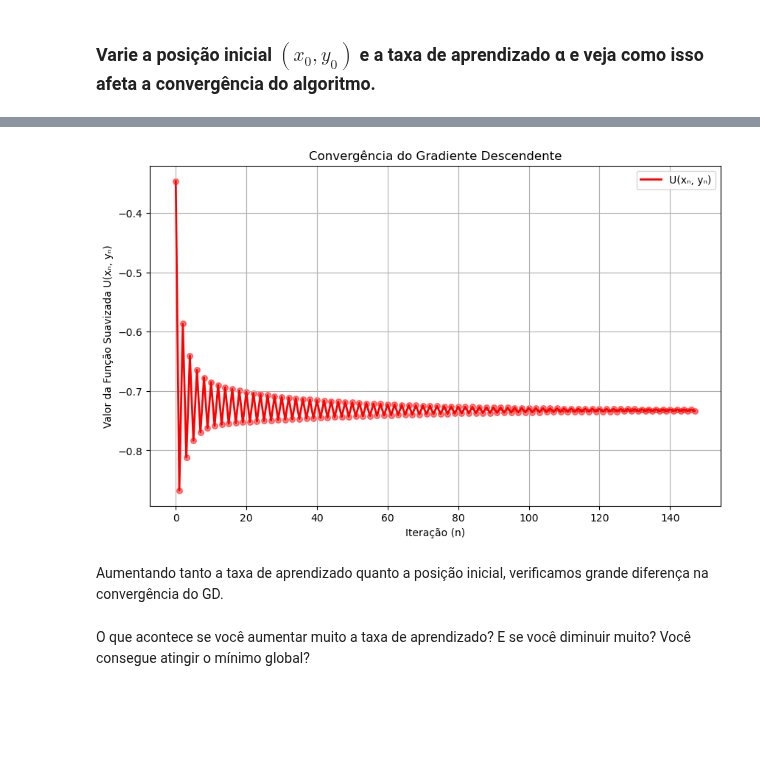
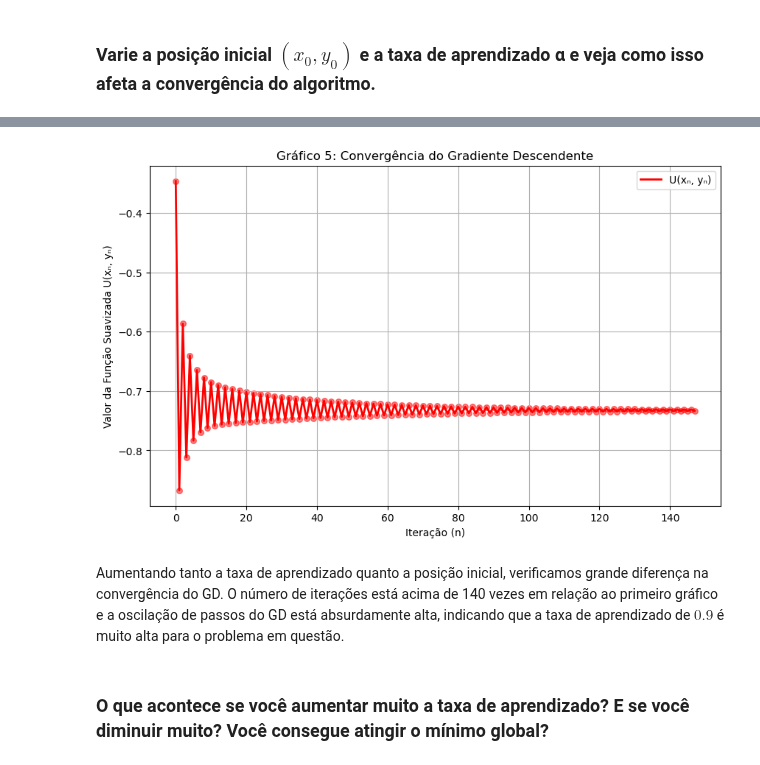
Before and after one commit to brunamendesfis/Computational_Physics, a Jupyter notebook: Redes_Neurais/Atividade_01/Exercício_04.ipynb, the cells around one changed output, grey strips where cells are left out. Cells and saved outputs as stored; diff of their text form; code cells hidden in the pictures; blank space fills up the shorter version.

```diff
--- a/Redes_Neurais/Atividade_01/Exercício_04.ipynb
+++ b/Redes_Neurais/Atividade_01/Exercício_04.ipynb
@@ -222,23 +222,23 @@ Podemos verificar que com o aumento da taxa de aprendizado e o ponto inicial há
 # %%
 x_0, y_0 = 2, 2
 alpha = 0.9
 sigma_x, sigma_y = 2.5, 2.5
 itera = 1000
 
 x_list, y_list, U = grad_desc(x_0, y_0, alpha, itera, sigma_x, sigma_y)
 
 plt.figure(figsize=(10, 6))
 plt.plot(U, 'r-', linewidth=2, label='U(xₙ, yₙ)')
 plt.scatter(range(len(U)), U, c='red', s=30, alpha=0.5)
 plt.xlabel('Iteração (n)')
 plt.ylabel('Valor da Função Suavizada U(xₙ, yₙ)')
-plt.title('Convergência do Gradiente Descendente')
+plt.title('Gráfico 5: Convergência do Gradiente Descendente')
 plt.legend()
 plt.grid(True)
 plt.show()
 # %% [output]
-[figure, old version]
+[figure, new version]
 # %% [markdown]
-Aumentando tanto a taxa de aprendizado quanto a posição inicial, verificamos grande diferença na convergência do GD.
+Aumentando tanto a taxa de aprendizado quanto a posição inicial, verificamos grande diferença na convergência do GD. O número de iterações está acima de 140 vezes em relação ao primeiro gráfico e a oscilação de passos do GD está absurdamente alta, indicando que a taxa de aprendizado de $0.9$ é muito alta para o problema em questão.
 # %% [markdown]
-O que acontece se você aumentar muito a taxa de aprendizado? E se você diminuir muito? Você consegue atingir o mínimo global?
+### O que acontece se você aumentar muito a taxa de aprendizado? E se você diminuir muito? Você consegue atingir o mínimo global?
```
Also changed, not shown: parts of 7 cells of this notebook, 2 other files.
